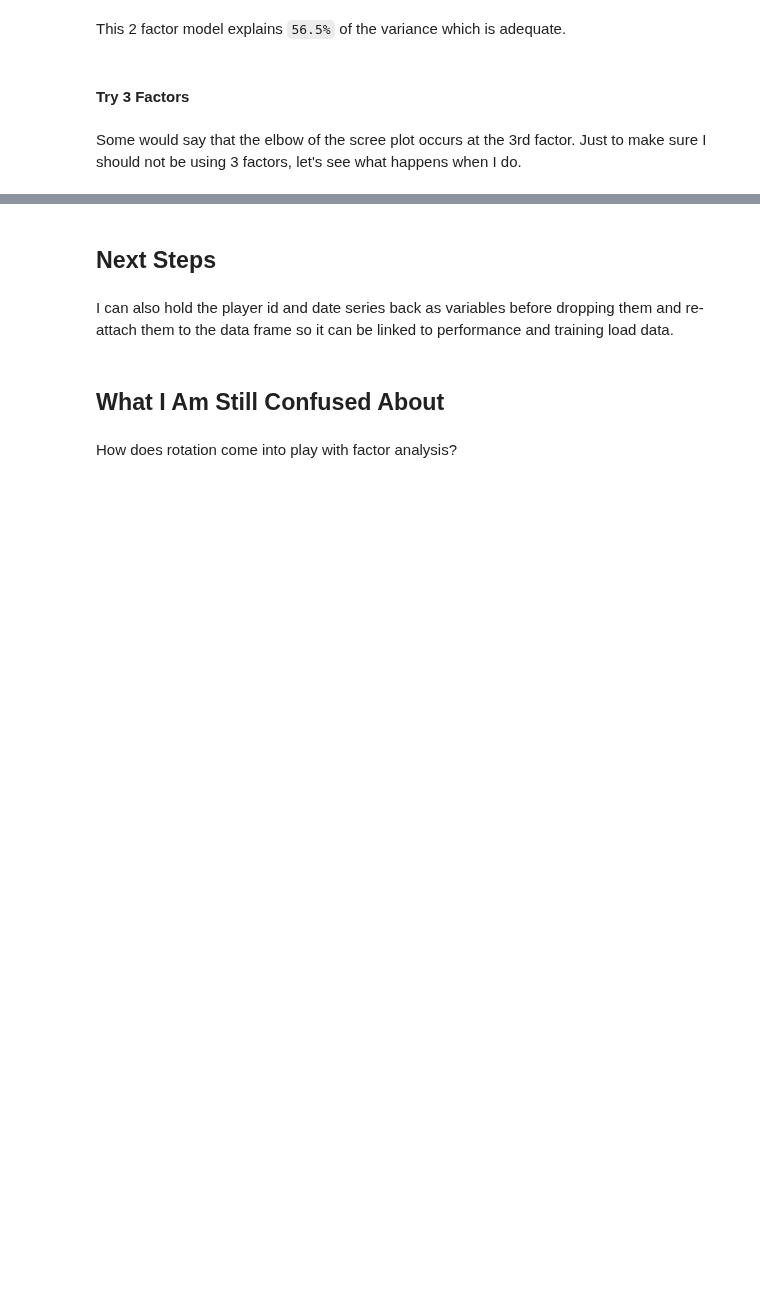
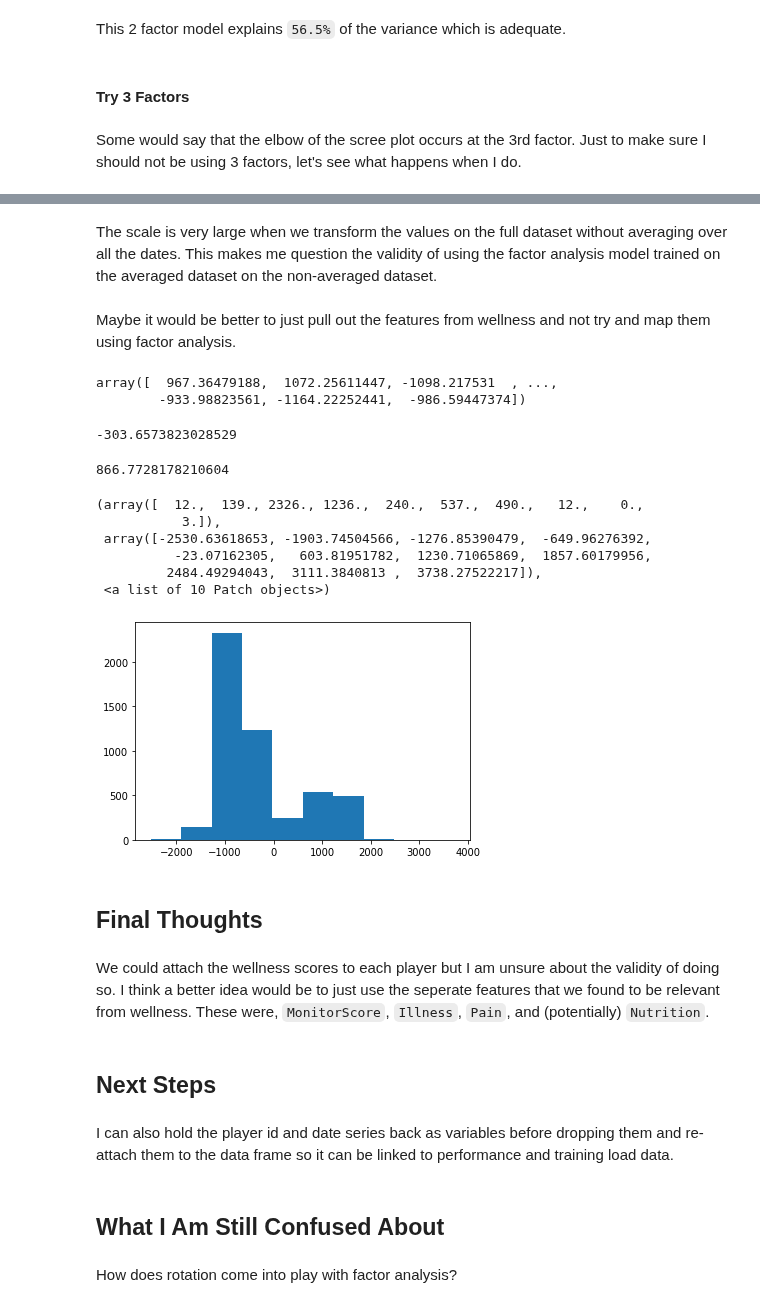
Before and after one commit to JoeRoussy/sta2453-project-1, a Jupyter notebook: wellness_factor_analysis_joe.ipynb, the cells around one changed output, grey strips where cells are left out. Saved outputs shown, nothing was run; the diff lists cells and outputs as text; code cells hidden in the pictures; blank space fills up the shorter version.

```diff
--- a/wellness_factor_analysis_joe.ipynb
+++ b/wellness_factor_analysis_joe.ipynb
@@ -505,0 +681,3 @@ Given the wellness data, we can summarize it into summary measures by taking the
+# %%
+full_data_set_weights = fa_alt.transform(full_wellness_df)
+full_data_set_weights
@@ -505,0 +692,28 @@ Given the wellness data, we can summarize it into summary measures by taking the
+# %% [markdown]
+The scale is very large when we transform the values on the full dataset without averaging over all the dates. This makes me question the validity of using the factor analysis model trained on the averaged dataset on the non-averaged dataset.
+# %% [markdown]
+Maybe it would be better to just pull out the features from wellness and not try and map them using factor analysis.
+# %%
+wellness_scores = np.sum(full_data_set_weights, axis=1)
+wellness_scores
+# %% [output]
+array([  967.36479188,  1072.25611447, -1098.217531  , ...,
+        -933.98823561, -1164.22252441,  -986.59447374])
+# %%
+wellness_scores.mean()
+# %% [output]
+-303.6573823028529
+# %%
+wellness_scores.std()
+# %% [output]
+866.7728178210604
+# %%
+plt.hist(wellness_scores)
+# %% [output]
+(array([  12.,  139., 2326., 1236.,  240.,  537.,  490.,   12.,    0.,
+           3.]),
+ array([-2530.63618653, -1903.74504566, -1276.85390479,  -649.96276392,
+          -23.07162305,   603.81951782,  1230.71065869,  1857.60179956,
+         2484.49294043,  3111.3840813 ,  3738.27522217]),
+ <a list of 10 Patch objects>)
+[figure, added]
@@ -506,3 +722,7 @@ Given the wellness data, we can summarize it into summary measures by taking the
+# %% [markdown]
+## Final Thoughts
+# %% [markdown]
+We could attach the wellness scores to each player but I am unsure about the validity of doing so. I think a better idea would be to just use the seperate features that we found to be relevant from wellness. These were, `MonitorScore`, `Illness`, `Pain`, and (potentially) `Nutrition`.
 # %% [markdown]
 ## Next Steps
 # %% [markdown]
```
Also changed, not shown: parts of 48 cells of this notebook, 3 other files.
